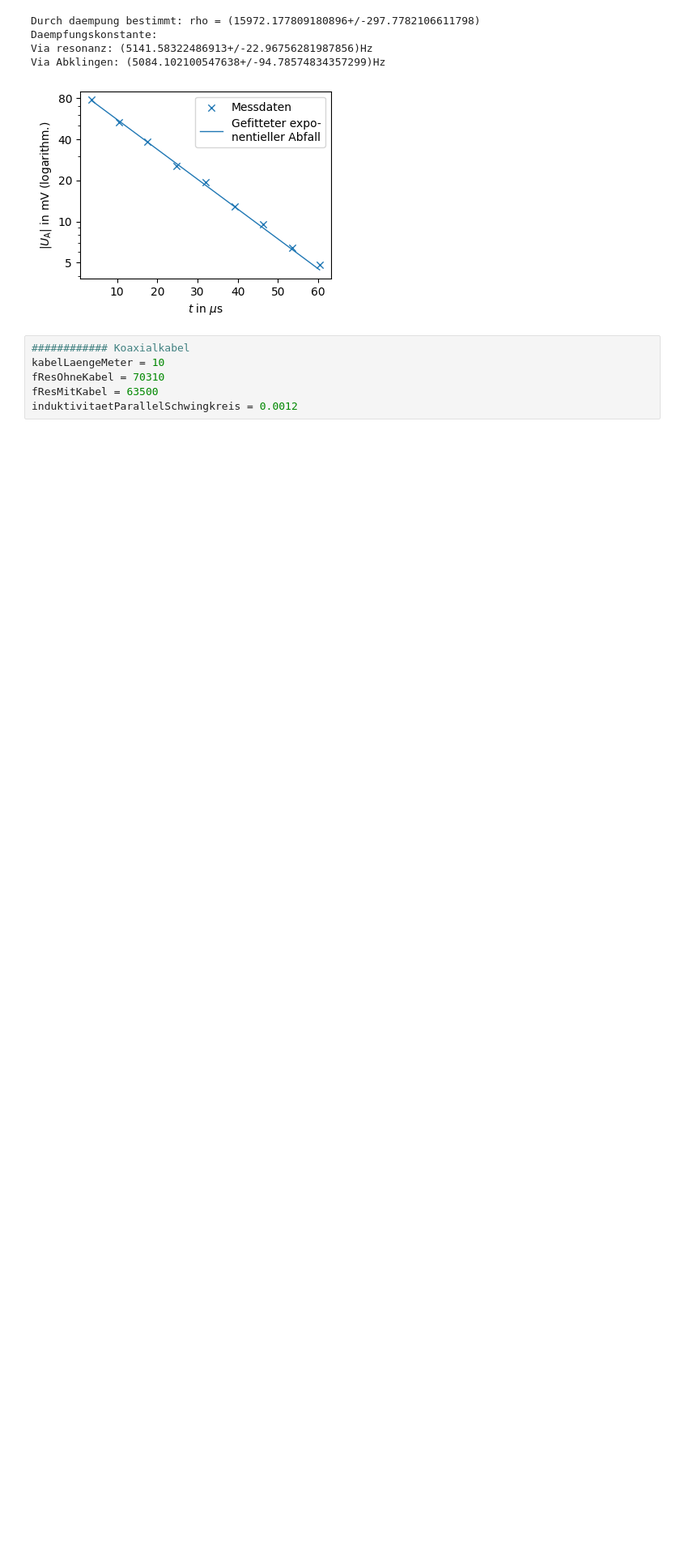
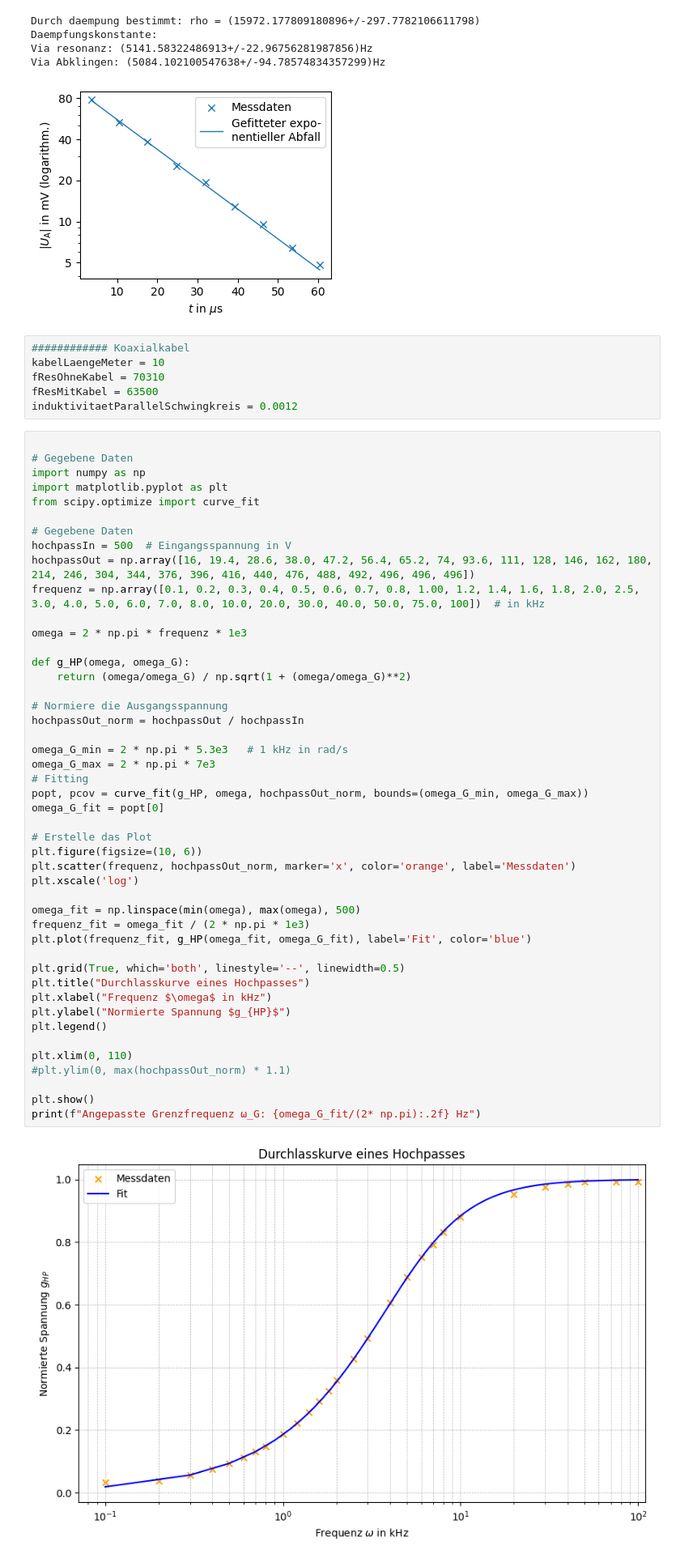
Before and after one commit to MaggdaDev/AP2, a Jupyter notebook: OSZ/osz.ipynb, the cells around one changed output. Shown at 81% size. Cells and saved outputs as stored; diff of their text form; blank space fills up the shorter version.

```diff
--- a/OSZ/osz.ipynb
+++ b/OSZ/osz.ipynb
@@ -273,3 +273,51 @@ kabelLaengeMeter = 10
 fResOhneKabel = 70310
 fResMitKabel = 63500
 induktivitaetParallelSchwingkreis = 0.0012
+# %%
+
+# Gegebene Daten
+import numpy as np
+import matplotlib.pyplot as plt
+from scipy.optimize import curve_fit
+
+# Gegebene Daten
+hochpassIn = 500  # Eingangsspannung in V
+hochpassOut = np.array([16, 19.4, 28.6, 38.0, 47.2, 56.4, 65.2, 74, 93.6, 111, 128, 146, 162, 180, 214, 246, 304, 344, 376, 396, 416, 440, 476, 488, 492, 496, 496, 496])
+frequenz = np.array([0.1, 0.2, 0.3, 0.4, 0.5, 0.6, 0.7, 0.8, 1.00, 1.2, 1.4, 1.6, 1.8, 2.0, 2.5, 3.0, 4.0, 5.0, 6.0, 7.0, 8.0, 10.0, 20.0, 30.0, 40.0, 50.0, 75.0, 100])  # in kHz
+
+omega = 2 * np.pi * frequenz * 1e3
+
+def g_HP(omega, omega_G):
+    return (omega/omega_G) / np.sqrt(1 + (omega/omega_G)**2)
+
+# Normiere die Ausgangsspannung
+hochpassOut_norm = hochpassOut / hochpassIn
+
+omega_G_min = 2 * np.pi * 5.3e3   # 1 kHz in rad/s
+omega_G_max = 2 * np.pi * 7e3
+# Fitting
+popt, pcov = curve_fit(g_HP, omega, hochpassOut_norm, bounds=(omega_G_min, omega_G_max))
+omega_G_fit = popt[0]
+
+# Erstelle das Plot
+plt.figure(figsize=(10, 6))
+plt.scatter(frequenz, hochpassOut_norm, marker='x', color='orange', label='Messdaten')
+plt.xscale('log')
+
+omega_fit = np.linspace(min(omega), max(omega), 500)
+frequenz_fit = omega_fit / (2 * np.pi * 1e3)
+plt.plot(frequenz_fit, g_HP(omega_fit, omega_G_fit), label='Fit', color='blue')
+
+plt.grid(True, which='both', linestyle='--', linewidth=0.5)
+plt.title("Durchlasskurve eines Hochpasses")
+plt.xlabel("Frequenz $\omega$ in kHz")
+plt.ylabel("Normierte Spannung $g_{HP}$")
+plt.legend()
+
+plt.xlim(0, 110)
+#plt.ylim(0, max(hochpassOut_norm) * 1.1)
+
+plt.show()
+print(f"Angepasste Grenzfrequenz ω_G: {omega_G_fit/(2* np.pi):.2f} Hz")
+# %% [output]
+[figure, added]
```
Also changed, not shown: parts of 1 cell of this notebook, 1 other file.
